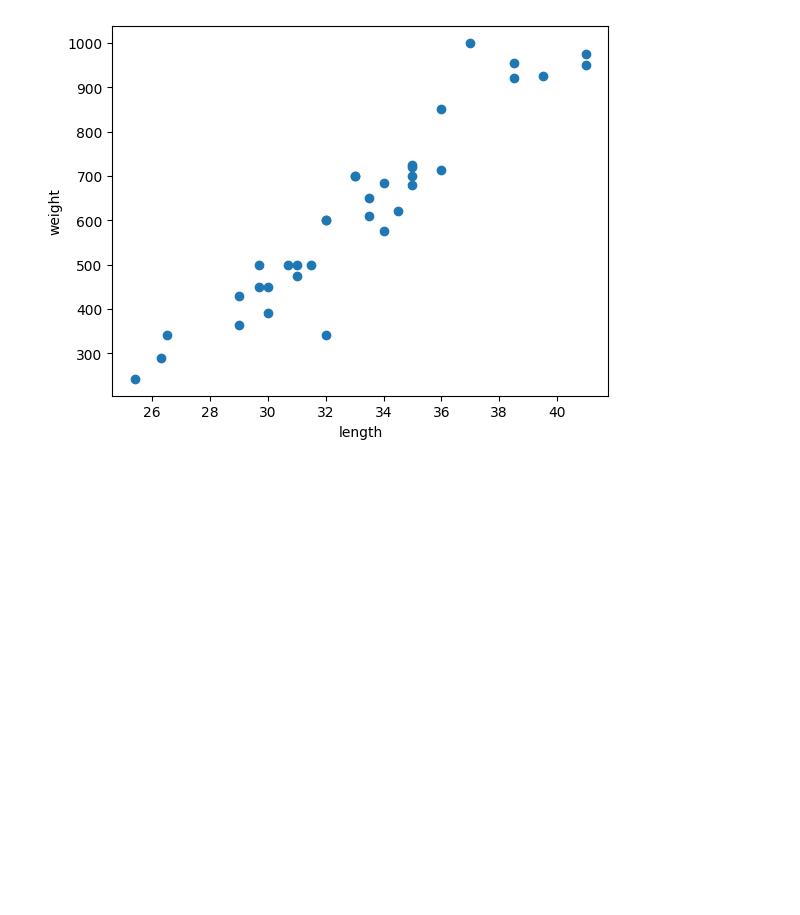
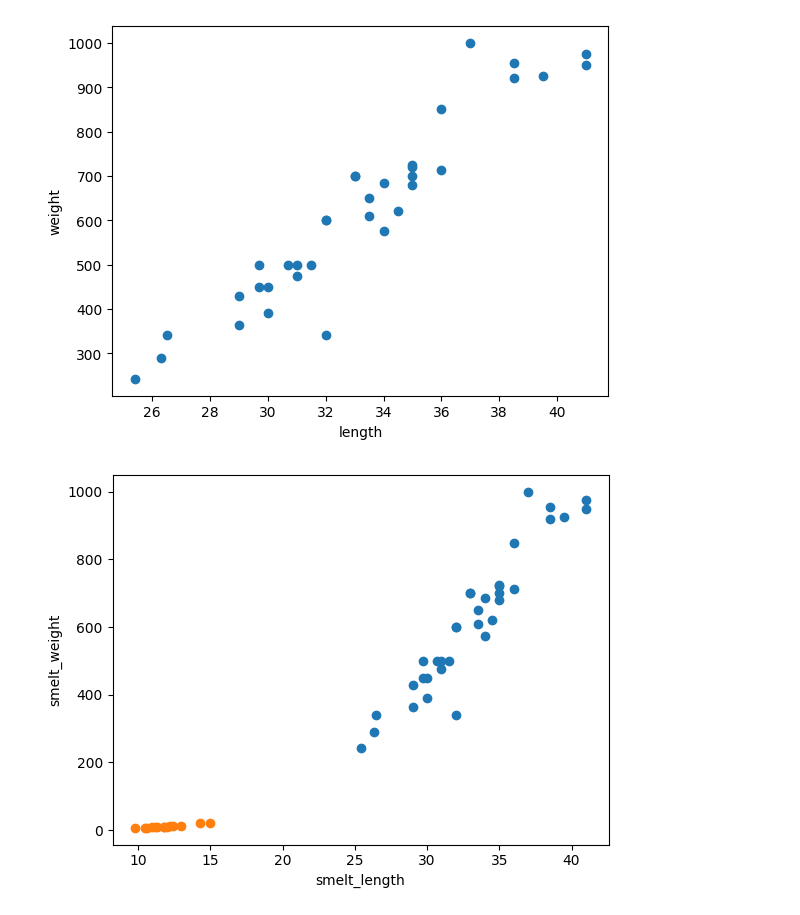
Before and after one commit to mapzine123/machine-running, a Jupyter notebook: 혼공머.ipynb, the cells around one changed output. Drawn from its saved outputs; the diff is of its cells as text; code cells hidden in the pictures; blank space fills up the shorter version.

```diff
--- a/혼공머.ipynb
+++ b/혼공머.ipynb
@@ -16,3 +18,16 @@ plt.ylabel("weight")
 plt.show()
 # %% [output]
 [figure]
+# %%
+# 빙어 데이터 준비
+# http://blt.ly/smelt_list
+smelt_length = [9.8, 10.5, 10.6, 11.0, 11.2, 11.3, 11.8, 11.8, 12.0, 12.2, 12.4, 13.0, 14.3, 15.0]
+smelt_weight = [6.7, 7.5, 7.0, 9.7, 9.8, 8.7, 10.0, 9.9, 9.8, 12.2, 13.4, 12.2, 19.7, 19.9]
+# %%
+plt.scatter(bream_length, bream_weight)
+plt.scatter(smelt_length, smelt_weight)
+plt.xlabel("smelt_length")
+plt.ylabel("smelt_weight")
+plt.show()
+# %% [output]
+[figure, added]
```
Also changed, not shown: parts of 7 cells of this notebook.
